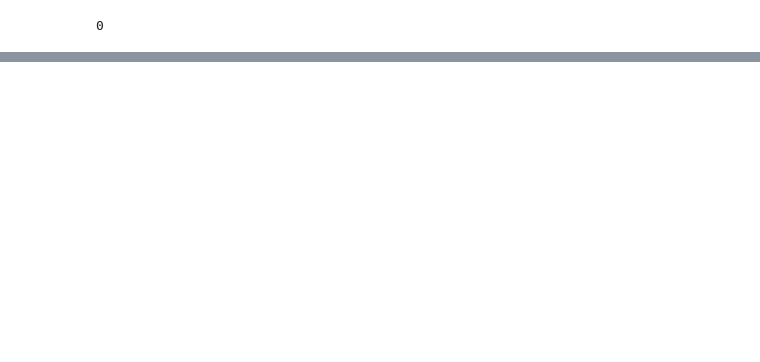
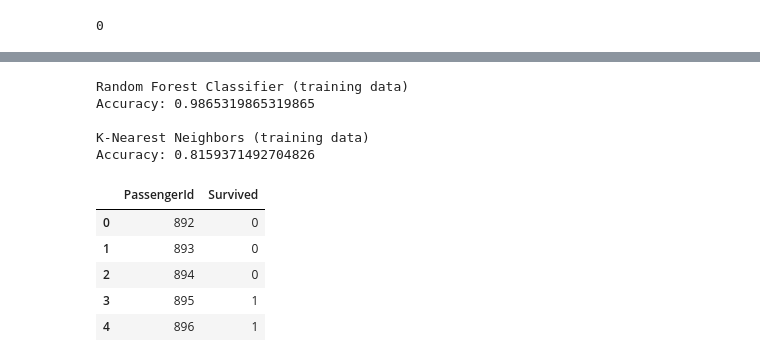
Before and after one commit to ludoteca12/Titanic-classification-, a Jupyter notebook: Titanic survivability prediction.ipynb, the cells around one changed output, grey strips where cells are left out. Cells and saved outputs as stored; diff of their text form; code cells hidden in the pictures; blank space fills up the shorter version.

Commit message:
Final
Finished polishing the data and run ml models, KNNClassifier and RandomForestClassifier

```diff
--- a/Titanic survivability prediction.ipynb
+++ b/Titanic survivability prediction.ipynb
@@ -231,0 +306,27 @@ cleaned_df.head()
+# %%
+# accuracy in RandomForestClassifier
+print("Random Forest Classifier (training data)")
+print("Accuracy:", accuracy_score(y_train, y_pred_rf))
+
+# accuracy in KNeighborsClassifier
+print("\nK-Nearest Neighbors (training data)")
+print("Accuracy:", accuracy_score(y_train, y_pred_knn))
+# %% [output]
+Random Forest Classifier (training data)
+Accuracy: 0.9865319865319865
+
+K-Nearest Neighbors (training data)
+Accuracy: 0.8159371492704826
+# %%
+# creating submission df
+submission_rf = pd.DataFrame({"PassengerId": test_df["PassengerId"], "Survived": rf_predictions})
+submission_rf.to_csv("Kaggle_submission.csv", index=False)
+
+submission_rf.head()
+# %% [output]
+|  | PassengerId | Survived |
+| 0 | 892 | 0 |
+| 1 | 893 | 0 |
+| 2 | 894 | 0 |
+| 3 | 895 | 1 |
+| 4 | 896 | 1 |
```
Also changed, not shown: parts of 21 cells of this notebook, 1 other file.
